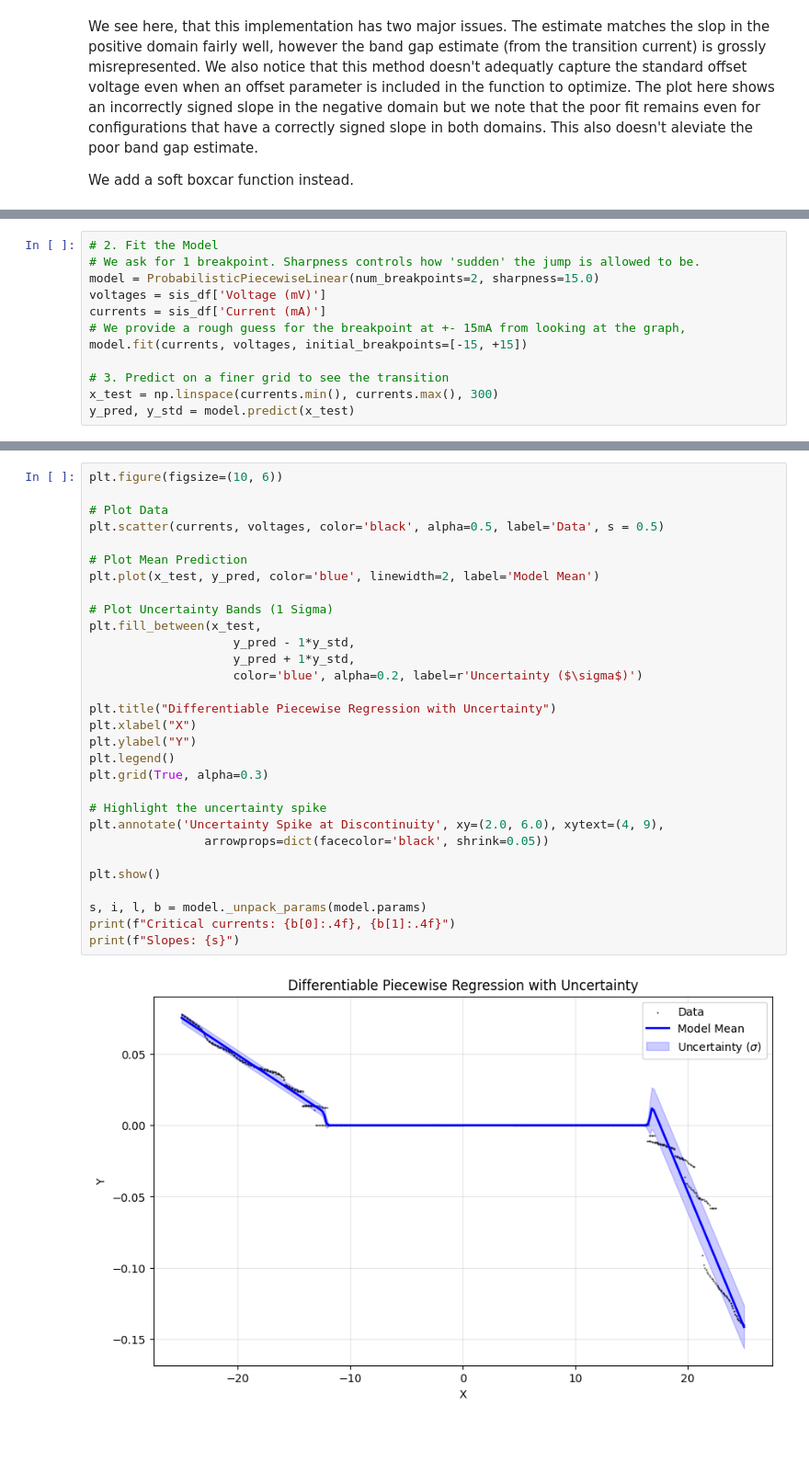
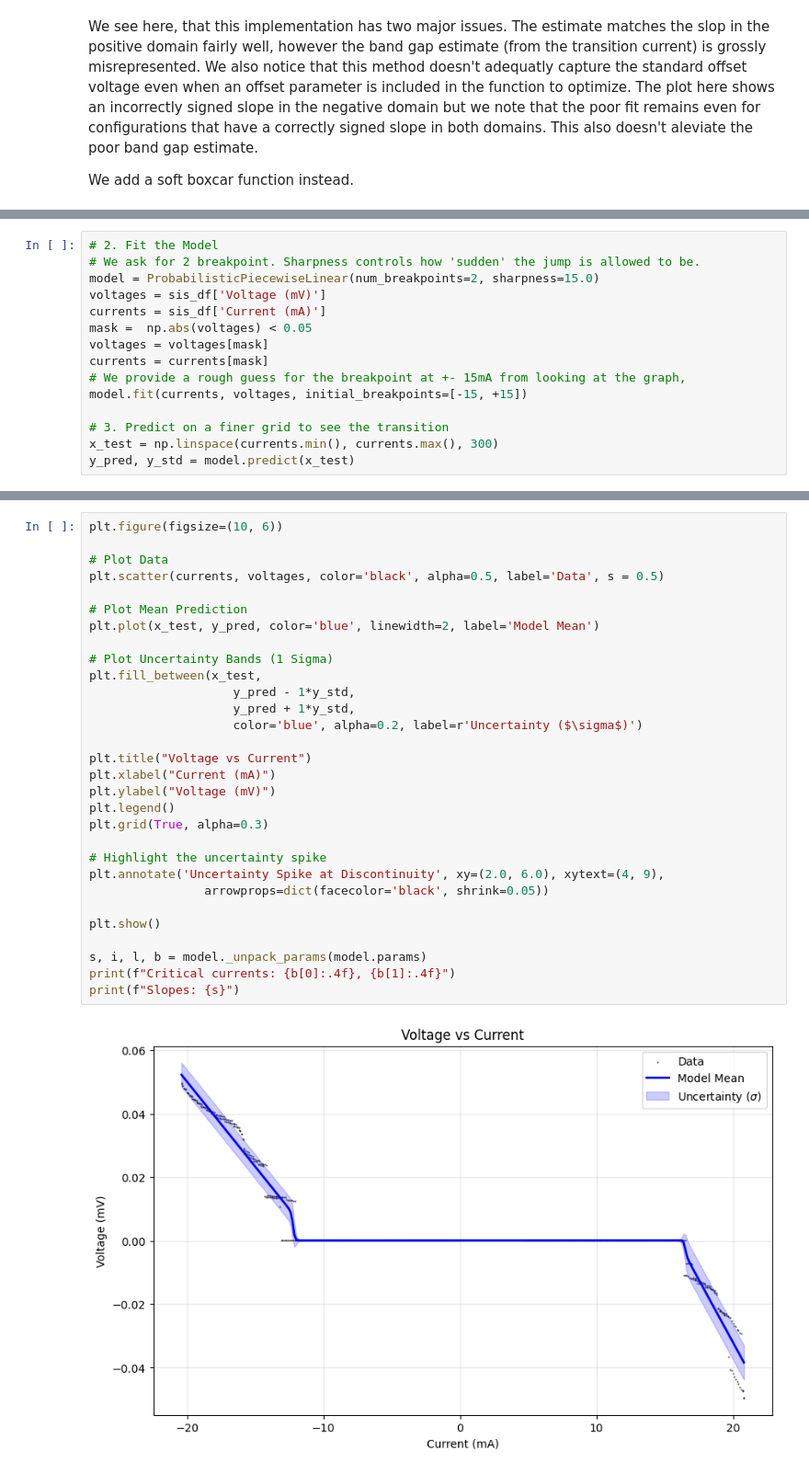
Before and after one commit to Confusedphoton/PHY---PNMR, a Jupyter notebook: superconductivity.ipynb, the cells around one changed output, grey strips where cells are left out. Shown: that part at 92% size. Drawn from its saved outputs; the diff is of its cells as text; blank space fills up the shorter version.

```diff
--- a/superconductivity.ipynb
+++ b/superconductivity.ipynb
@@ -214,10 +213,13 @@ class ProbabilisticPiecewiseLinear:
         return res
 # %%
 # 2. Fit the Model
-# We ask for 1 breakpoint. Sharpness controls how 'sudden' the jump is allowed to be.
+# We ask for 2 breakpoint. Sharpness controls how 'sudden' the jump is allowed to be.
 model = ProbabilisticPiecewiseLinear(num_breakpoints=2, sharpness=15.0)
 voltages = sis_df['Voltage (mV)']
 currents = sis_df['Current (mA)']
+mask =  np.abs(voltages) < 0.05
+voltages = voltages[mask]
+currents = currents[mask]
 # We provide a rough guess for the breakpoint at +- 15mA from looking at the graph,
 model.fit(currents, voltages, initial_breakpoints=[-15, +15])
 
@@ -232,32 +234,32 @@ y_pred, y_std = model.predict(x_test)
 # %%
 plt.figure(figsize=(10, 6))
 
 # Plot Data
 plt.scatter(currents, voltages, color='black', alpha=0.5, label='Data', s = 0.5)
 
 # Plot Mean Prediction
 plt.plot(x_test, y_pred, color='blue', linewidth=2, label='Model Mean')
 
 # Plot Uncertainty Bands (1 Sigma)
 plt.fill_between(x_test,
                     y_pred - 1*y_std,
                     y_pred + 1*y_std,
                     color='blue', alpha=0.2, label=r'Uncertainty ($\sigma$)')
 
-plt.title("Differentiable Piecewise Regression with Uncertainty")
-plt.xlabel("X")
-plt.ylabel("Y")
+plt.title("Voltage vs Current")
+plt.xlabel("Current (mA)")
+plt.ylabel("Voltage (mV)")
 plt.legend()
 plt.grid(True, alpha=0.3)
 
 # Highlight the uncertainty spike
 plt.annotate('Uncertainty Spike at Discontinuity', xy=(2.0, 6.0), xytext=(4, 9),
                 arrowprops=dict(facecolor='black', shrink=0.05))
 
 plt.show()
 
 s, i, l, b = model._unpack_params(model.params)
 print(f"Critical currents: {b[0]:.4f}, {b[1]:.4f}")
 print(f"Slopes: {s}")
 # %% [output]
-[figure, old version]
+[figure, new version]
```
Also changed, not shown: parts of 9 cells of this notebook.
